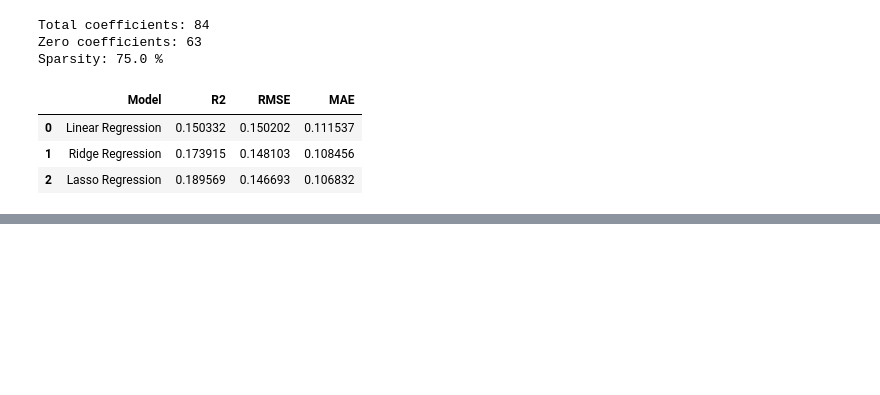
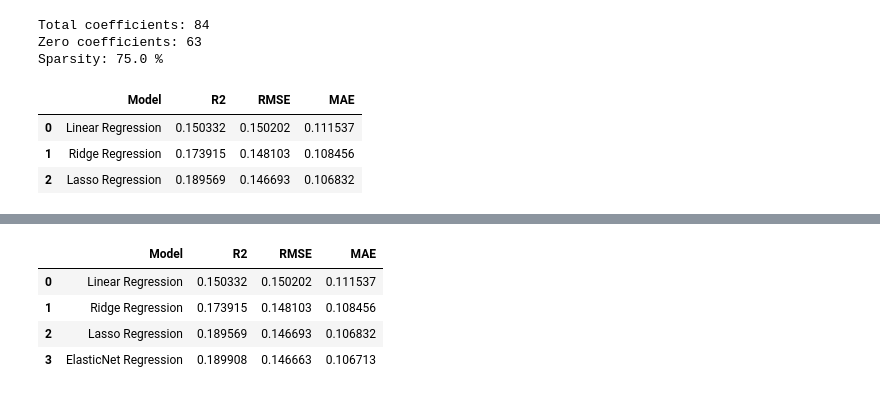
Before and after one commit to ManashaYoges/Team13_ML, a Jupyter notebook: notebooks/regression.ipynb, the cells around one changed output, grey strips where cells are left out. Cells and saved outputs as stored; diff of their text form; code cells hidden in the pictures; blank space fills up the shorter version.

Commit message:
Add ElasticNet Regression with hyperparameter tuning

```diff
--- a/notebooks/regression.ipynb
+++ b/notebooks/regression.ipynb
@@ -519,0 +566,15 @@ display(pd.DataFrame(results))
+# %%
+results.append({
+    "Model": "ElasticNet Regression",
+    "R2": elastic_r2,
+    "RMSE": elastic_rmse,
+    "MAE": elastic_mae
+})
+
+display(pd.DataFrame(results))
+# %% [output]
+|  | Model | R2 | RMSE | MAE |
+| 0 | Linear Regression | 0.150332 | 0.150202 | 0.111537 |
+| 1 | Ridge Regression | 0.173915 | 0.148103 | 0.108456 |
+| 2 | Lasso Regression | 0.189569 | 0.146693 | 0.106832 |
+| 3 | ElasticNet Regression | 0.189908 | 0.146663 | 0.106713 |
```
Also changed, not shown: parts of 1 cell of this notebook.
